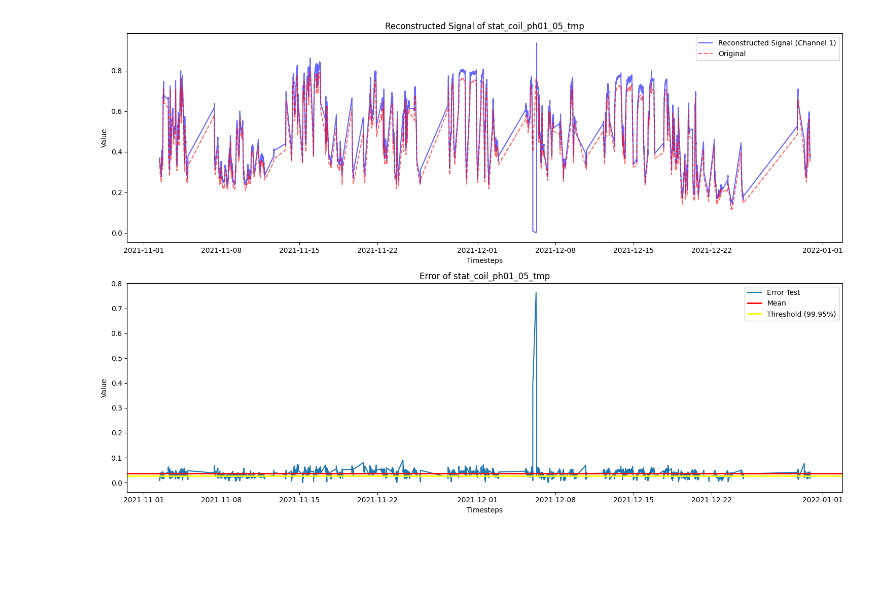
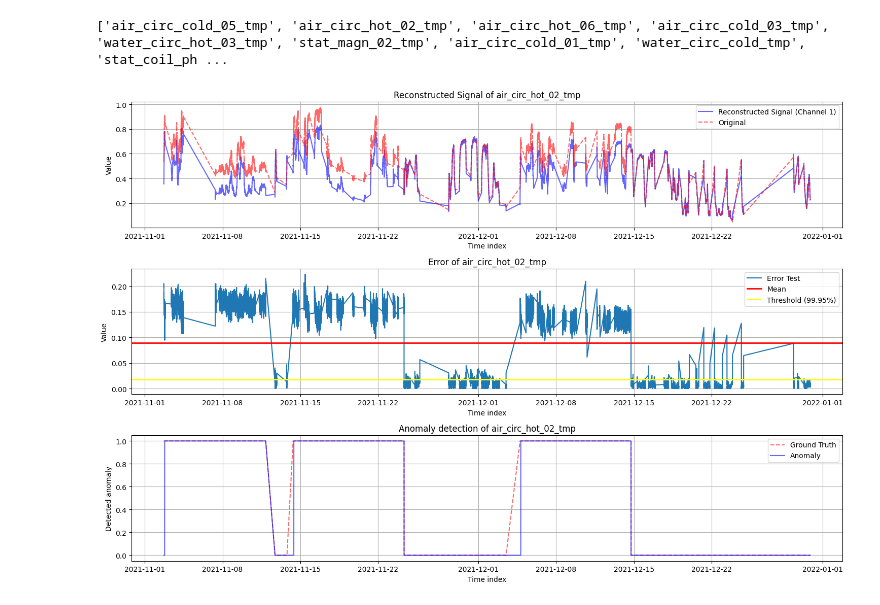
Before and after one commit to JiashengWan/MLPM, a Jupyter notebook: SERVERFILES_CAE/findAnomalies.ipynb, the cells around one changed output. Cells and saved outputs as stored; diff of their text form; code cells hidden in the pictures; blank space fills up the shorter version.

Commit message:
Detecting anomalies on the real test set

```diff
--- a/SERVERFILES_CAE/findAnomalies.ipynb
+++ b/SERVERFILES_CAE/findAnomalies.ipynb
@@ -37,7 +201,7 @@ scaler, threshold_df, model = load_model(unit = unit, mode = mode)
 # %%
 # LOAD PARAMETERS
 SYNTHETIC_PARAMS = {
-    'unit': 'VG5',
+    'unit': unit,
     'test_set': '02',
     'anomaly_type': 'a',
     'set_type':'test_s02'
@@ -47,13 +211,26 @@ dataset_path = Path("../dataset")
 
 rds_u5_buffer = RawDataset(dataset_path, "VG5", load_synthetic=False, load_training=False)
 
+if mode=='turbine':
+    turbine_or_pump=True
+else: turbine_or_pump=False
+
 test_syn_df = preprocess_hydraulic_synthetic_dataset(rds_train=rds_u5_buffer,
                                                      training_df=training_df,
                                                      unit=SYNTHETIC_PARAMS["unit"],
                                                      number = SYNTHETIC_PARAMS["test_set"],
                                                      Type = SYNTHETIC_PARAMS["anomaly_type"],
-                                                     scaler=scaler)
+                                                     scaler=scaler,
+                                                     turbine_or_pump=turbine_or_pump)
 
+
+# Getting the ground truth labels
+ground_truth,_ = obtain_ground_truth(dataset_path,
+                                   unit = SYNTHETIC_PARAMS["unit"],
+                                   test_set=SYNTHETIC_PARAMS["test_set"],
+                                   anomaly_type=SYNTHETIC_PARAMS["anomaly_type"])
+# Only keeping the correct labels
+ground_truth = ground_truth[test_syn_df.index]
 
 # Create dataset for evaluation
 test_dataset = SlidingWindowDataset(
@@ -74,7 +251,7 @@ reconstructed_test_df = reconstruct_signal_from_windows(test_loader, test_syn_df
 error_test = compute_error(test_syn_df,reconstructed_test_df)
 
 faulty_df = (error_test>threshold_df)
-faulty_df = filter_faulty_df(faulty_df)
+faulty_df = filter_faulty_df(faulty_df, 200)
 
 faulty_signals_df = get_faulty_signals(faulty_df)
 
@@ -91 +268,5 @@ Index(['stat_coil_ph01_05_tmp', 'stat_coil_ph03_05_tmp', 'water_circ_hot_tmp',
       dtype='object')
+# %%
+corr_faulty_df = correlation_faulty_signals(faulty_df, target_columns,
+                                            #f"../images/corr_map_syn_02_a_VG5_turbine.pdf"
+                                            )
@@ -92,27 +275,43 @@ Index(['stat_coil_ph01_05_tmp', 'stat_coil_ph03_05_tmp', 'water_circ_hot_tmp',
+# %%
+unique_correlated_names = find_unique_correlations(corr_faulty_df, 0.6)
+print(unique_correlated_names)
+# %% [output]
+['air_circ_cold_05_tmp', 'air_circ_hot_02_tmp', 'air_circ_hot_06_tmp', 'air_circ_cold_03_tmp', 'water_circ_hot_03_tmp', 'stat_magn_02_tmp', 'air_circ_cold_01_tmp', 'water_circ_cold_tmp', 'stat_coil_ph ...
 # %%
-i=0 # Change the value to change the column
+target_columns = unique_correlated_names
+i=1 # Change the value to change the column
 
-fig, (ax1, ax2) = plt.subplots(2, 1, figsize=(15, 10))
+fig, (ax1, ax2, ax3) = plt.subplots(3, 1, figsize=(15, 10))
 
 # First subplot
 ax1.plot(reconstructed_test_df[target_columns[i]], label='Reconstructed Signal (Channel 1)', color='b', alpha=0.6)
 ax1.plot(test_syn_df[target_columns[i]], label="Original", color='r', linestyle='--', alpha=0.6)
-ax1.set_xlabel('Timesteps')
+ax1.set_xlabel('Time index')
 ax1.set_ylabel('Value')
 ax1.set_title(f'Reconstructed Signal of {target_columns[i]}')
+ax1.grid()
 ax1.legend()
 
 # Second subplot
 ax2.plot(error_test[target_columns[i]], label="Error Test")
 ax2.axhline(np.mean(error_test[target_columns[i]]), color='red', linewidth=2, label="Mean")
 threshold = threshold_df[target_columns[i]]
 ax2.axhline(threshold, color='yellow', linewidth=2, label="Threshold (99.95%)")
-ax2.set_xlabel('Timesteps')
+ax2.set_xlabel('Time index')
 ax2.set_ylabel('Value')
 ax2.set_title(f'Error of {target_columns[i]}')
+ax2.grid()
 ax2.legend()
+
+ax3.plot(ground_truth, label = "Ground Truth", color='r', linestyle='--', alpha=0.6)
+ax3.plot(faulty_df[target_columns[i]], label="Anomaly", color='b', alpha=0.6)
+ax3.set_xlabel('Time index')
+ax3.set_ylabel('Detected anomaly')
+ax3.set_title(f'Anomaly detection of {target_columns[i]}')
+ax3.grid()
+ax3.legend()
 
 plt.tight_layout()
 plt.show()
 # %% [output]
-[figure, old version]
+[figure, new version]
```
Also changed, not shown: parts of 19 cells of this notebook, 7 other files.
